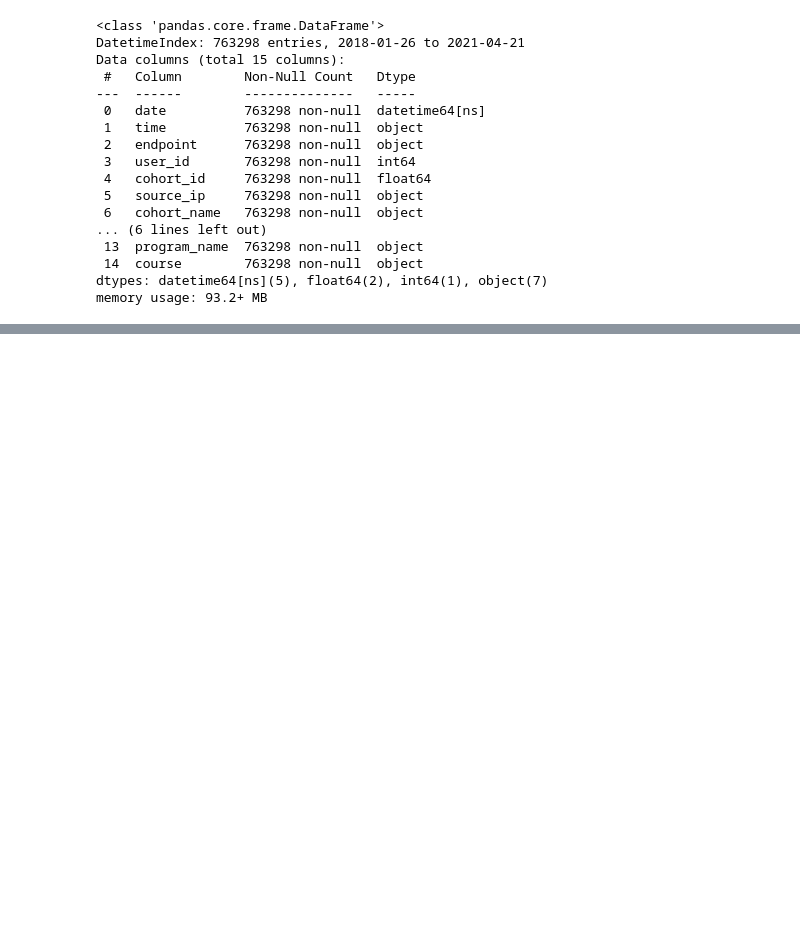
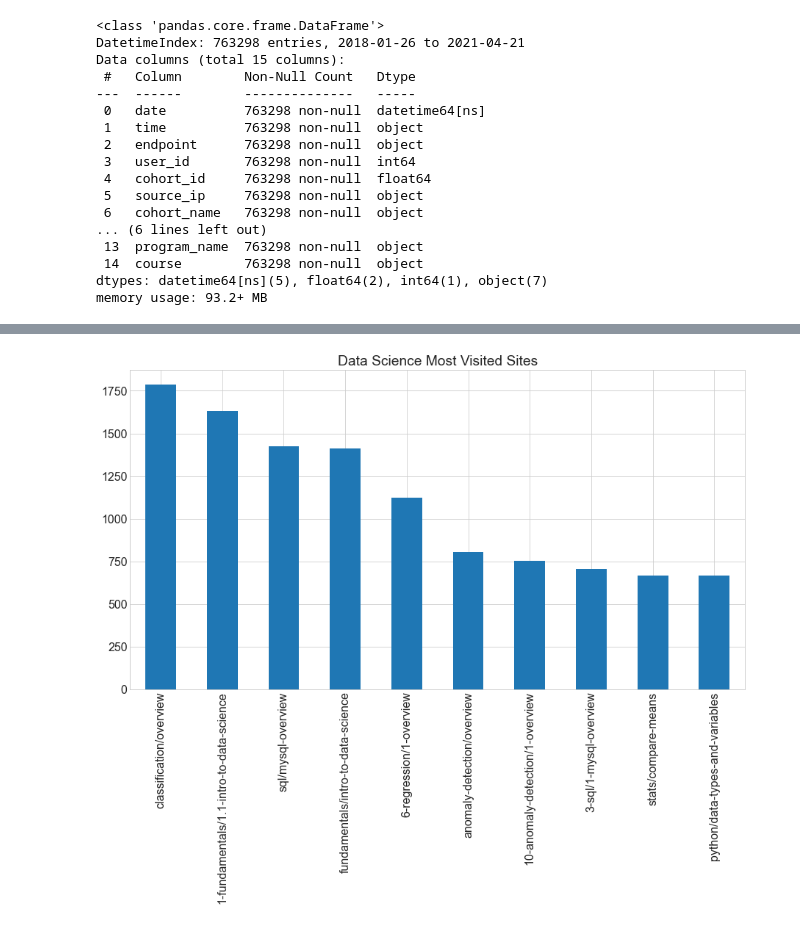
Before and after one commit to anomaly-detection-mini-project/anomaly-detection-project, a Jupyter notebook: final_report_board_meeting.ipynb, the cells around one changed output, grey strips where cells are left out. Cells and saved outputs as stored; diff of their text form; code cells hidden in the pictures; blank space fills up the shorter version.

```diff
--- a/final_report_board_meeting.ipynb
+++ b/final_report_board_meeting.ipynb
@@ -97,0 +135,5 @@ memory usage: 93.2+ MB
+# %%
+# Top used lessons used by Data Science
+df_dw[df_dw['program_name'] == 'Data Science'].endpoint.value_counts().head(10).plot.bar(title = 'Data Science Most Visited Sites', figsize = (15,8));
+# %% [output]
+[figure, added]
```
Also changed, not shown: parts of 80 cells of this notebook, 1 other file.
